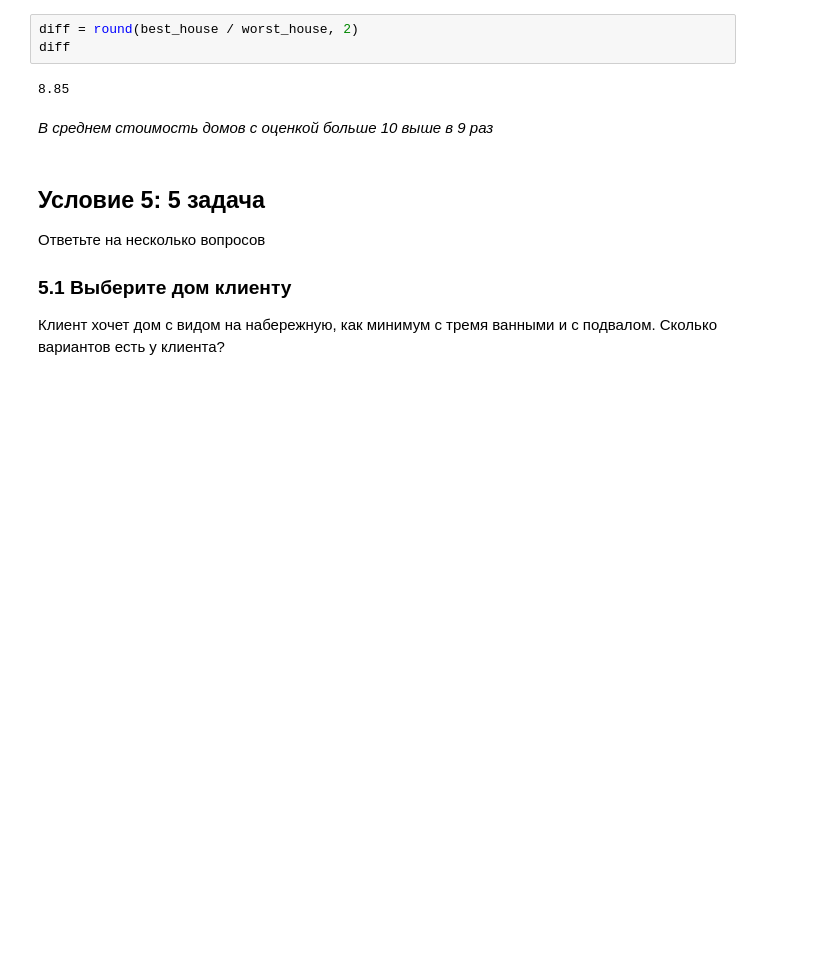
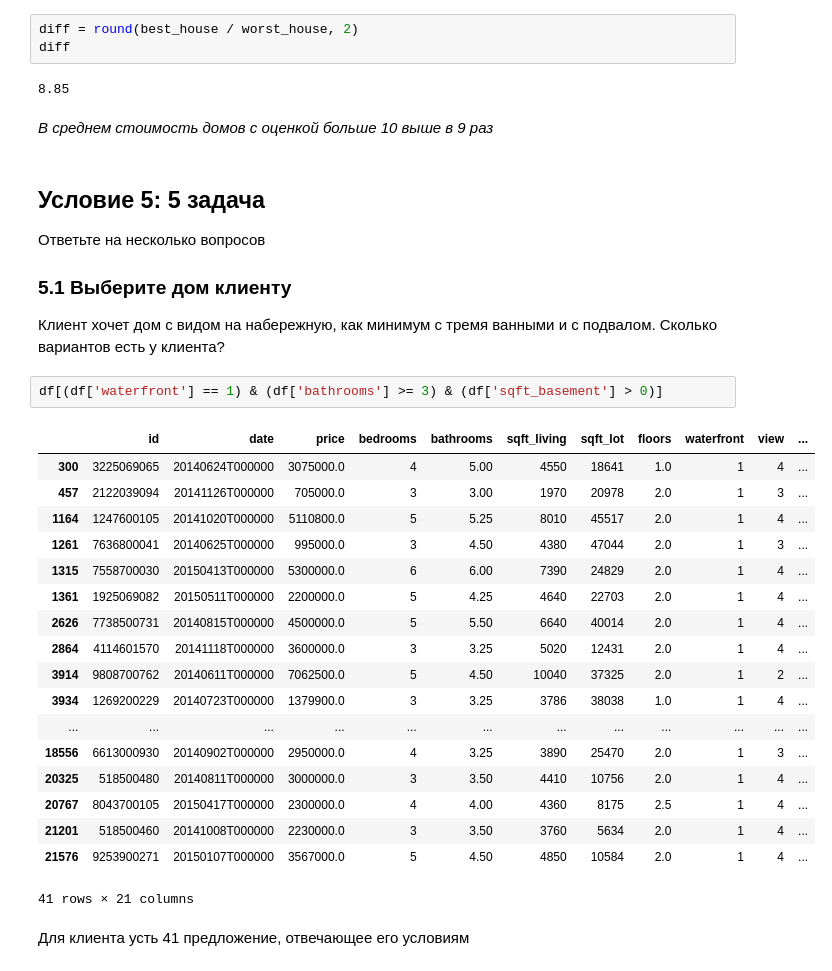
Before and after one commit to Olga643/Example, a Jupyter notebook: Untitled16.ipynb, the cells around one changed output. Cells and saved outputs as stored; diff of their text form; blank space fills up the shorter version.

```diff
--- a/Untitled16.ipynb
+++ b/Untitled16.ipynb
@@ -305,3 +305,26 @@ diff
 Ответьте на несколько вопросов
 ### 5.1 Выберите дом клиенту
 Клиент хочет дом с видом на набережную, как минимум с тремя ванными и с подвалом. Сколько вариантов есть у клиента?
+# %%
+df[(df['waterfront'] == 1) & (df['bathrooms'] >= 3) & (df['sqft_basement'] > 0)]
+# %% [output]
+|  | id | date | price | bedrooms | bathrooms | sqft_living | sqft_lot | floors | waterfront | view | ... |
+| 300 | 3225069065 | 20140624T000000 | 3075000.0 | 4 | 5.00 | 4550 | 18641 | 1.0 | 1 | 4 | ... |
+| 457 | 2122039094 | 20141126T000000 | 705000.0 | 3 | 3.00 | 1970 | 20978 | 2.0 | 1 | 3 | ... |
+| 1164 | 1247600105 | 20141020T000000 | 5110800.0 | 5 | 5.25 | 8010 | 45517 | 2.0 | 1 | 4 | ... |
+| 1261 | 7636800041 | 20140625T000000 | 995000.0 | 3 | 4.50 | 4380 | 47044 | 2.0 | 1 | 3 | ... |
+| 1315 | 7558700030 | 20150413T000000 | 5300000.0 | 6 | 6.00 | 7390 | 24829 | 2.0 | 1 | 4 | ... |
+| 1361 | 1925069082 | 20150511T000000 | 2200000.0 | 5 | 4.25 | 4640 | 22703 | 2.0 | 1 | 4 | ... |
+| 2626 | 7738500731 | 20140815T000000 | 4500000.0 | 5 | 5.50 | 6640 | 40014 | 2.0 | 1 | 4 | ... |
+| 2864 | 4114601570 | 20141118T000000 | 3600000.0 | 3 | 3.25 | 5020 | 12431 | 2.0 | 1 | 4 | ... |
+| 3914 | 9808700762 | 20140611T000000 | 7062500.0 | 5 | 4.50 | 10040 | 37325 | 2.0 | 1 | 2 | ... |
+| 3934 | 1269200229 | 20140723T000000 | 1379900.0 | 3 | 3.25 | 3786 | 38038 | 1.0 | 1 | 4 | ... |
+| ... | ... | ... | ... | ... | ... | ... | ... | ... | ... | ... | ... |
+| 18556 | 6613000930 | 20140902T000000 | 2950000.0 | 4 | 3.25 | 3890 | 25470 | 2.0 | 1 | 3 | ... |
+| 20325 | 518500480 | 20140811T000000 | 3000000.0 | 3 | 3.50 | 4410 | 10756 | 2.0 | 1 | 4 | ... |
+| 20767 | 8043700105 | 20150417T000000 | 2300000.0 | 4 | 4.00 | 4360 | 8175 | 2.5 | 1 | 4 | ... |
+| 21201 | 518500460 | 20141008T000000 | 2230000.0 | 3 | 3.50 | 3760 | 5634 | 2.0 | 1 | 4 | ... |
+| 21576 | 9253900271 | 20150107T000000 | 3567000.0 | 5 | 4.50 | 4850 | 10584 | 2.0 | 1 | 4 | ... |
+41 rows × 21 columns
+# %% [markdown]
+Для клиента усть 41 предложение, отвечающее его условиям
```
Also changed, not shown: parts of 4 cells of this notebook.
